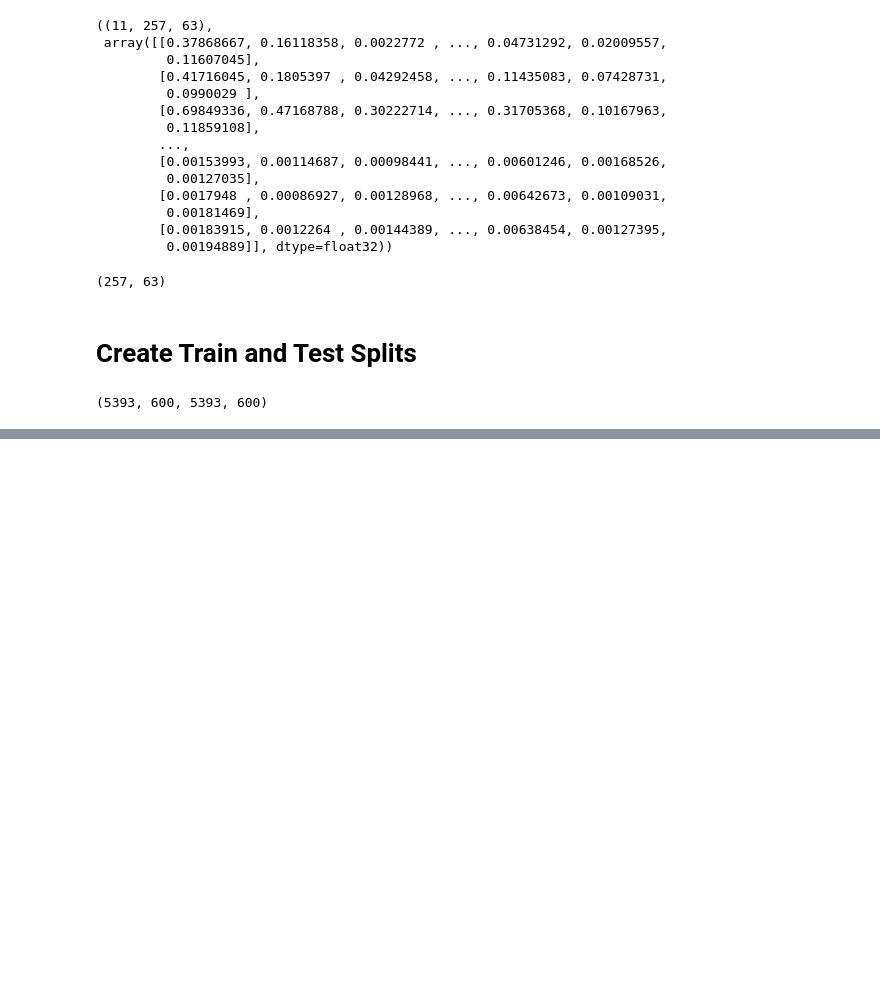
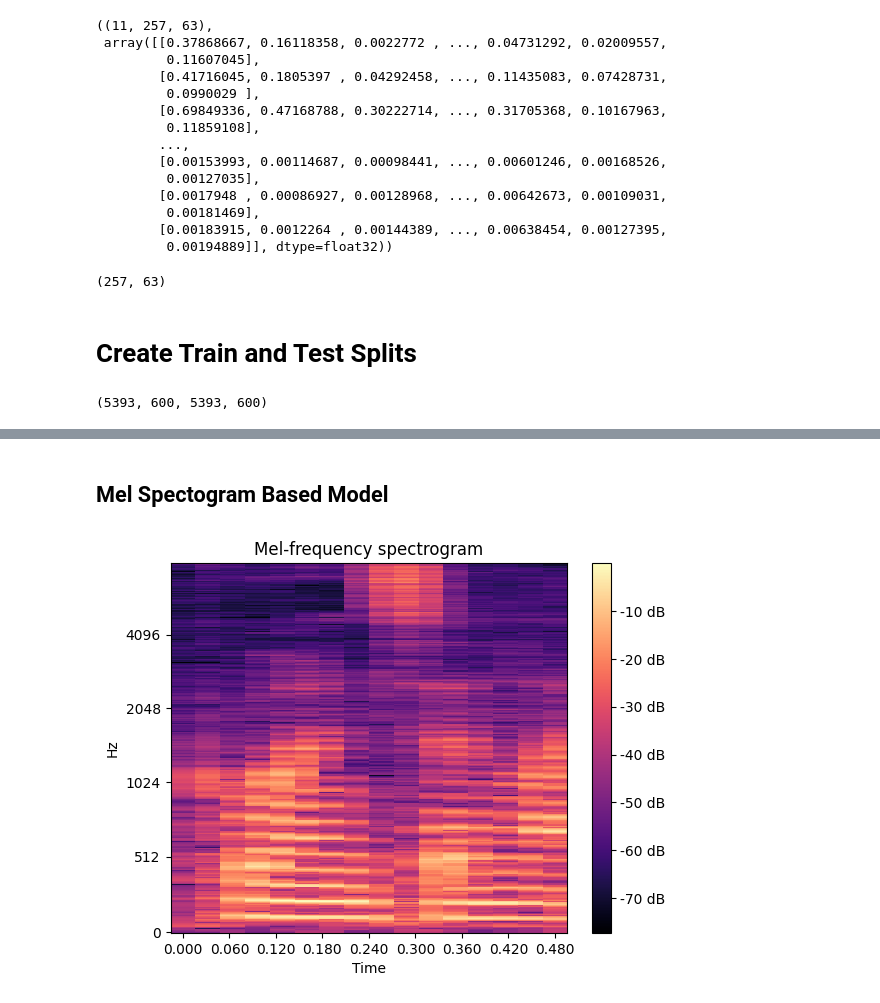
Before and after one commit to ashfaq1701/male-female-voice-classification, a Jupyter notebook: main.ipynb, the cells around one changed output, grey strips where cells are left out. Saved outputs shown, nothing was run; the diff lists cells and outputs as text; code cells hidden in the pictures; blank space fills up the shorter version.

Commit message:
Added Mel spectogram

```diff
--- a/main.ipynb
+++ b/main.ipynb
@@ -251,0 +182,4 @@ model_cnn.evaluate(val_dataset)
+# %%
+for audio_slice, label in train_dataset_stft.take(2):
+    print(audio_slice.shape)
+    print(label.shape)
@@ -251,0 +192,4 @@ model_cnn.evaluate(val_dataset)
+# %%
+for audio_slice, label in val_dataset_stft.take(2):
+    print(audio_slice.shape)
+    print(label.shape)
@@ -251,0 +252,24 @@ model_cnn.evaluate(val_dataset)
+# %% [markdown]
+## Mel Spectogram Based Model
+# %%
+def get_mel_spec(audio_slice, sampling_rate=SAMPLING_RATE, n_mels=N_MELS, f_max=F_MAX):
+    return librosa.feature.melspectrogram(y=audio_slice, sr=sampling_rate, n_mels=n_mels, fmax=f_max)
+# %%
+def plot_mel_spec(mel_spec, sampling_rate=SAMPLING_RATE, f_max=F_MAX):
+    fig, ax = plt.subplots()
+    spec_db = librosa.power_to_db(mel_spec, ref=np.max)
+    img = librosa.display.specshow(
+        spec_db,
+        x_axis='time',
+        y_axis='mel',
+        sr=sampling_rate,
+        fmax=f_max,
+        ax=ax
+    )
+    fig.colorbar(img, ax=ax, format='%+2.0f dB')
+    ax.set(title='Mel-frequency spectrogram')
+# %%
+mel_spec = get_mel_spec(random_slice)
+plot_mel_spec(mel_spec)
+# %% [output]
+[figure, added]
```
Also changed, not shown: parts of 39 cells of this notebook.
